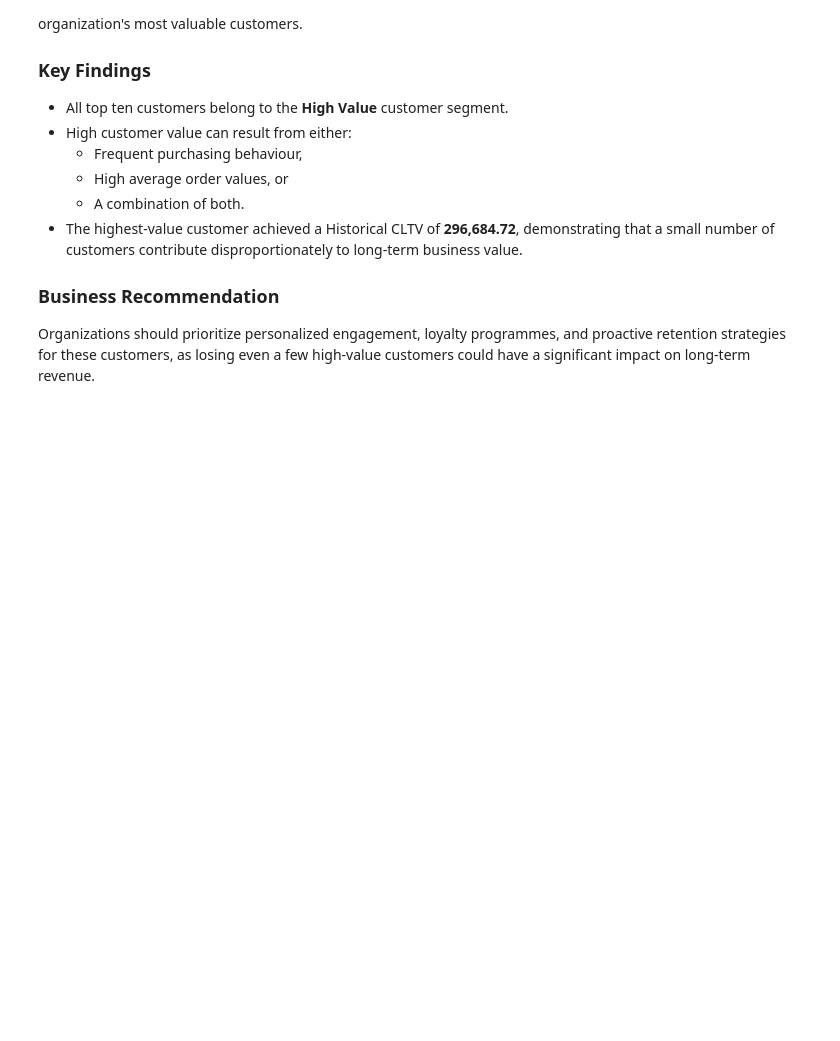
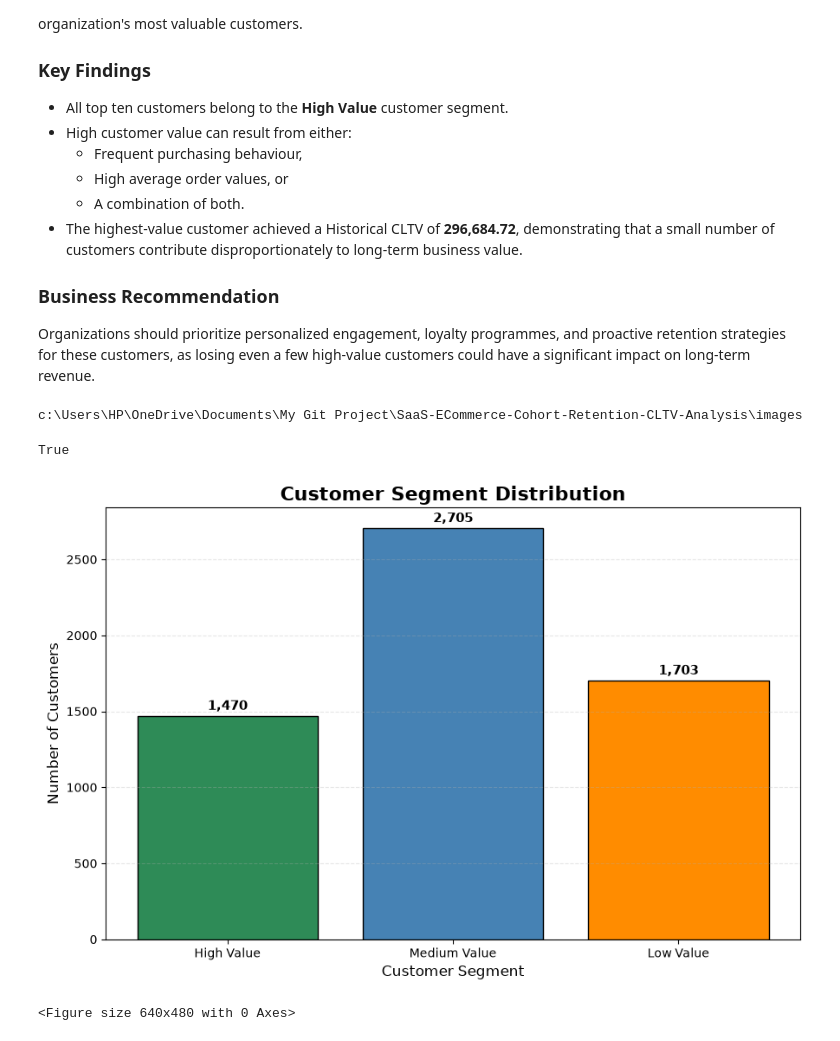
Before and after one commit to Tamoze/SaaS-ECommerce-Cohort-Retention-CLTV-Analysis, a Jupyter notebook: notebooks/03_cltv_analysis.ipynb, the cells around one changed output. Cells and saved outputs as stored; diff of their text form; code cells hidden in the pictures; blank space fills up the shorter version.

Commit message:
Create executive visualizations for CLTV analysis

```diff
--- a/notebooks/03_cltv_analysis.ipynb
+++ b/notebooks/03_cltv_analysis.ipynb
@@ -839,3 +839,83 @@ The top ten customers ranked by Historical Customer Lifetime Value (CLTV) were i
 ### Business Recommendation
 
 Organizations should prioritize personalized engagement, loyalty programmes, and proactive retention strategies for these customers, as losing even a few high-value customers could have a significant impact on long-term revenue.
+# %%
+# ==========================================
+# Create Images Directory
+# ==========================================
+
+from pathlib import Path
+
+PROJECT_ROOT = Path.cwd().parent
+
+IMAGES = PROJECT_ROOT / "images"
+
+IMAGES.mkdir(parents=True, exist_ok=True)
+
+print(IMAGES)
+# %% [output]
+c:\Users\HP\OneDrive\Documents\My Git Project\SaaS-ECommerce-Cohort-Retention-CLTV-Analysis\images
+# %%
+IMAGES.exists()
+# %% [output]
+True
+# %%
+# ==========================================
+# Customer Segment Distribution
+# ==========================================
+
+import matplotlib.pyplot as plt
+
+colors = ["#2E8B57", "#4682B4", "#FF8C00"]
+
+plt.figure(figsize=(9,6))
+
+bars = plt.bar(
+    segment_summary["CustomerSegment"],
+    segment_summary["Customers"],
+    color=colors,
+    edgecolor="black",
+    linewidth=1
+)
+
+plt.title(
+    "Customer Segment Distribution",
+    fontsize=16,
+    fontweight="bold"
+)
+
+plt.xlabel("Customer Segment", fontsize=12)
+plt.ylabel("Number of Customers", fontsize=12)
+
+plt.grid(axis="y", linestyle="--", alpha=0.3)
+
+for bar in bars:
+    height = bar.get_height()
+    plt.text(
+        bar.get_x() + bar.get_width()/2,
+        height + 40,
+        f"{int(height):,}",
+        ha="center",
+        fontsize=11,
+        fontweight="bold"
+    )
+
+plt.tight_layout()
+
+plt.savefig(
+    IMAGES / "customer_segment_distribution.png",
+    dpi=300,
+    bbox_inches="tight"
+)
+
+plt.show()
+# %% [output]
+[figure, added]
+# %%
+plt.savefig(
+    IMAGES / "customer_segment_distribution.png",
+    dpi=300,
+    bbox_inches="tight"
+)
+# %% [output]
+<Figure size 640x480 with 0 Axes>
```
Also changed, not shown: parts of 5 cells of this notebook, 5 other files.
